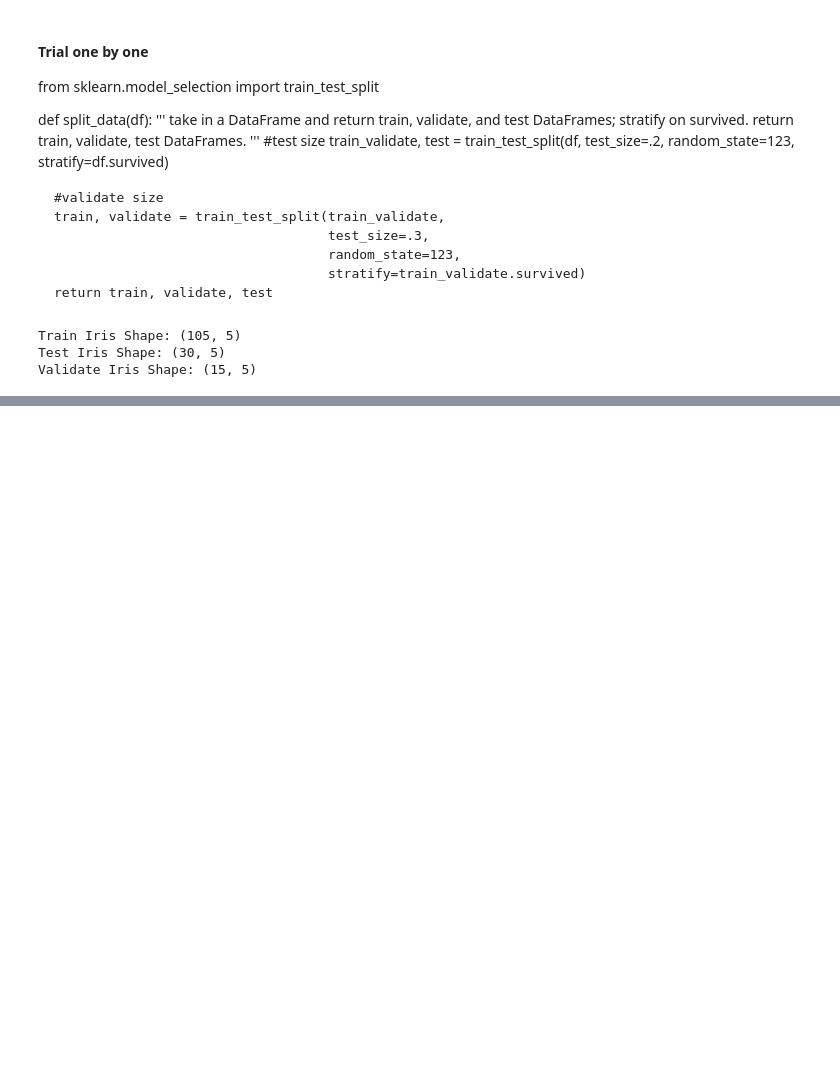
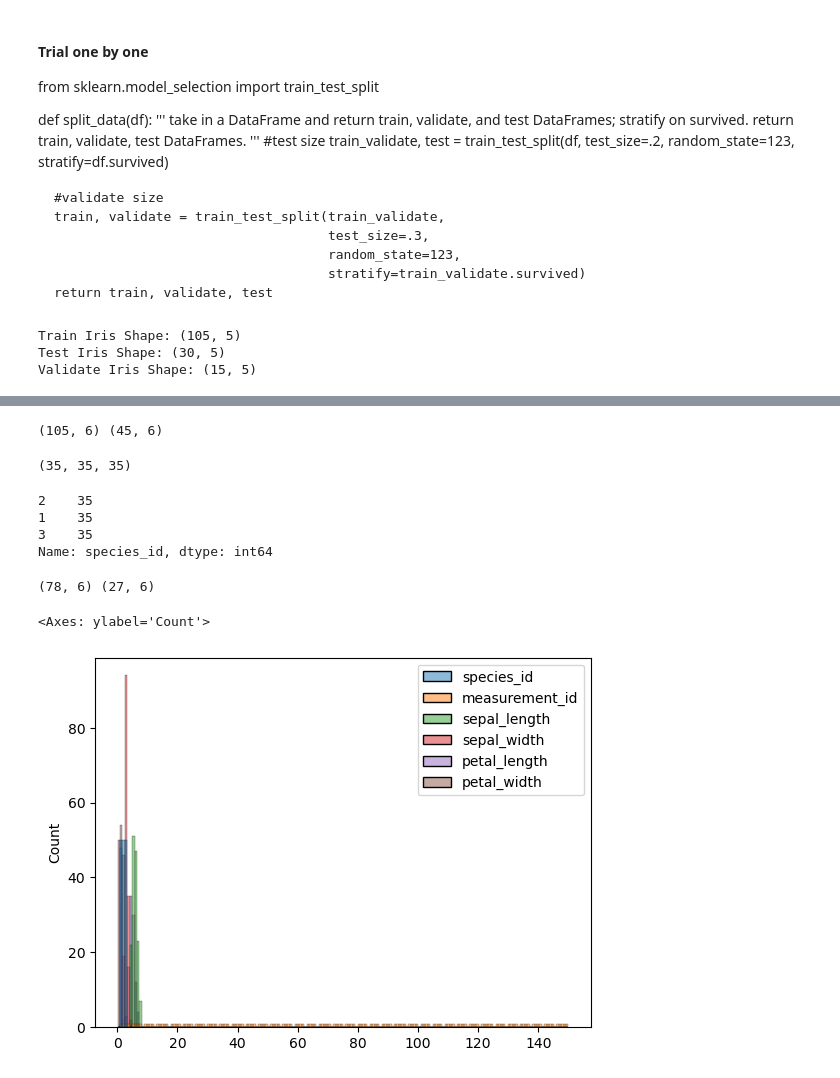
Before and after one commit to AaronFischer99/classification-exercises, a Jupyter notebook: classification_exercises.ipynb, the cells around one changed output, grey strips where cells are left out. Drawn from its saved outputs; the diff is of its cells as text; code cells hidden in the pictures; blank space fills up the shorter version.

```diff
--- a/classification_exercises.ipynb
+++ b/classification_exercises.ipynb
@@ -287,0 +312,3 @@ Validate Iris Shape: (15, 5)
+# %%
+iris = pd.read_csv('iris_df.csv', index_col=0)
+iris.head()
@@ -287,0 +335,25 @@ Validate Iris Shape: (15, 5)
+# %%
+y = iris["species_id"]
+X = iris.drop(["species_id"],axis = 1)
+
+X_trainval, X_test, y_trainval, y_test = train_test_split(X, y, test_size=0.3, random_state=42, stratify=y)
+print(X_trainval.shape,X_test.shape)
+
+#Test len of train/test variables of y:
+len(y_trainval[y_trainval == 1]),len(y_trainval[y_trainval == 2]),len(y_trainval[y_trainval == 3])
+# %% [output]
+(105, 6) (45, 6)
+(35, 35, 35)
+# %%
+y_trainval.value_counts()
+# %% [output]
+2    35
+1    35
+3    35
+Name: species_id, dtype: int64
+# %%
+#split data (train data and validation data)¶
+X_train, X_val, y_train, y_val = train_test_split(X_trainval, y_trainval, test_size=0.25, random_state=42, stratify=y_trainval)
+print(X_train.shape,X_val.shape)
+# %% [output]
+(78, 6) (27, 6)
@@ -287,0 +362,5 @@ Validate Iris Shape: (15, 5)
+# %%
+sns.histplot(iris)
+# %% [output]
+<Axes: ylabel='Count'>
+[figure, added]
```
Also changed, not shown: parts of 50 cells of this notebook.
